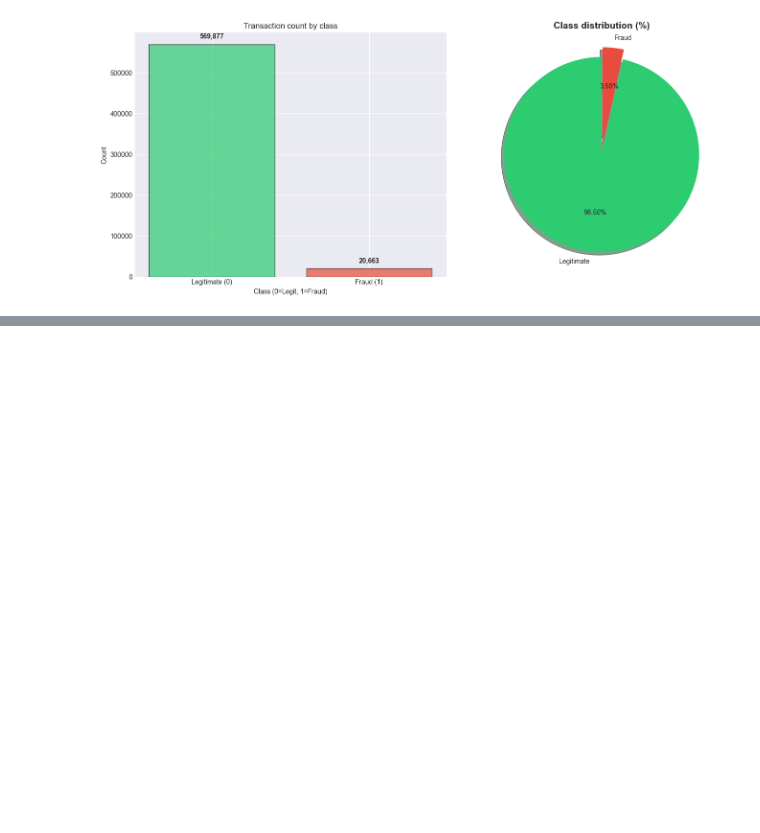
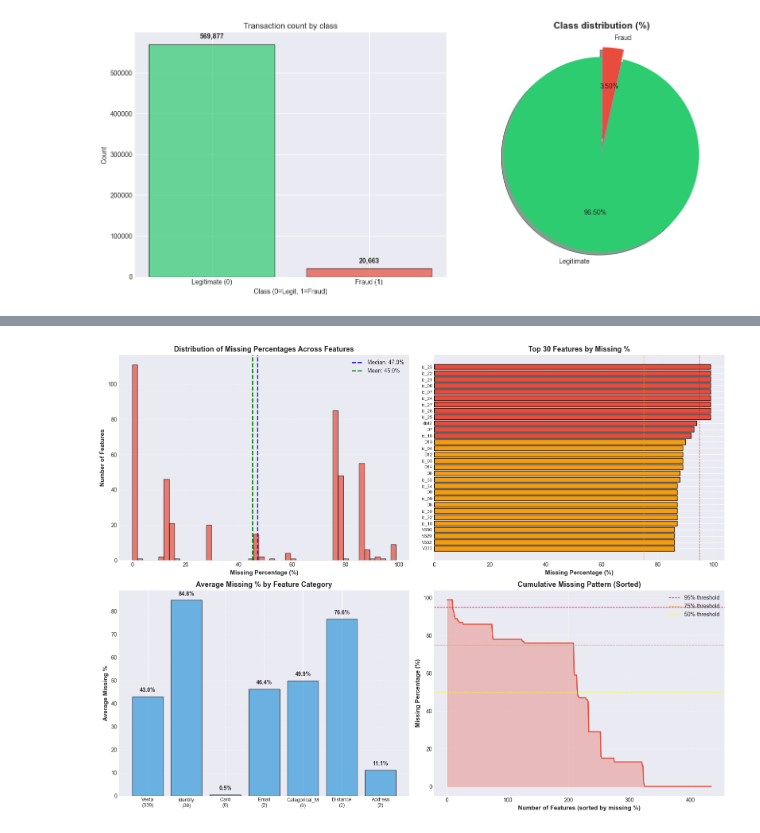
Before and after one commit to Don-Alvin/fraud-detection-system, a Jupyter notebook: research/notebooks/01_data_exploration.ipynb, the cells around one changed output, grey strips where cells are left out. Saved outputs shown, nothing was run; the diff lists cells and outputs as text; code cells hidden in the pictures; blank space fills up the shorter version.

Commit message:
missing values and transaction features analysis

```diff
--- a/research/notebooks/01_data_exploration.ipynb
+++ b/research/notebooks/01_data_exploration.ipynb
@@ -188,0 +289,70 @@ plt.show()
+# %%
+# Visualize missing patterns
+fig, axes = plt.subplots(2, 2, figsize=(16, 12))
+
+# Plot 1: Distribution of missing percentages
+axes[0, 0].hist(missing_pct, bins=50, color='#e74c3c', alpha=0.7, edgecolor='black')
+axes[0, 0].axvline(missing_pct.median(), color='blue', linestyle='--', linewidth=2, label=f'Median: {missing_pct.median():.1f}%')
+axes[0, 0].axvline(missing_pct.mean(), color='green', linestyle='--', linewidth=2, label=f'Mean: {missing_pct.mean():.1f}%')
+axes[0, 0].set_xlabel('Missing Percentage (%)', fontweight='bold', fontsize=11)
+axes[0, 0].set_ylabel('Number of Features', fontweight='bold', fontsize=11)
+axes[0, 0].set_title('Distribution of Missing Percentages Across Features', fontweight='bold', fontsize=13)
+axes[0, 0].legend()
+axes[0, 0].grid(True, alpha=0.3)
+
+# Plot 2: Top 30 most missing features (horizontal bar)
+top_30 = missing_df.head(30)
+colors = ['#e74c3c' if x > 90 else '#f39c12' if x > 75 else '#f1c40f' for x in top_30['missing_pct']]
+axes[0, 1].barh(range(len(top_30)), top_30['missing_pct'], color=colors, edgecolor='black')
+axes[0, 1].set_yticks(range(len(top_30)))
+axes[0, 1].set_yticklabels(top_30['feature'], fontsize=8)
+axes[0, 1].set_xlabel('Missing Percentage (%)', fontweight='bold', fontsize=11)
+axes[0, 1].set_title('Top 30 Features by Missing %', fontweight='bold', fontsize=13)
+axes[0, 1].invert_yaxis()
+axes[0, 1].grid(True, alpha=0.3, axis='x')
+
+# Add vertical lines for thresholds
+axes[0, 1].axvline(95, color='red', linestyle='--', linewidth=1, alpha=0.7)
+axes[0, 1].axvline(75, color='orange', linestyle='--', linewidth=1, alpha=0.7)
+
+# Plot 3: Missing by category
+category_missing = []
+category_names = []
+
+for category in ['Vesta', 'Identity', 'Card', 'Email', 'Categorical_M', 'Distance', 'Address']:
+    cols = [col for col in train.columns if categorize_feature(col) == category]
+    if cols:
+        avg_missing = train[cols].isnull().sum().sum() / (len(train) * len(cols)) * 100
+        category_missing.append(avg_missing)
+        category_names.append(f"{category}\n({len(cols)})")
+
+axes[1, 0].bar(range(len(category_missing)), category_missing, color='#3498db', alpha=0.7, edgecolor='black')
+axes[1, 0].set_xticks(range(len(category_names)))
+axes[1, 0].set_xticklabels(category_names, fontsize=9)
+axes[1, 0].set_ylabel('Average Missing %', fontweight='bold', fontsize=11)
+axes[1, 0].set_title('Average Missing % by Feature Category', fontweight='bold', fontsize=13)
+axes[1, 0].grid(True, alpha=0.3, axis='y')
+
+# Add value labels on bars
+for i, v in enumerate(category_missing):
+    axes[1, 0].text(i, v + 2, f'{v:.1f}%', ha='center', fontweight='bold')
+
+# Plot 4: Cumulative missing features
+missing_sorted = missing_df.sort_values('missing_pct', ascending=False)
+cumulative_features = range(1, len(missing_sorted) + 1)
+axes[1, 1].plot(cumulative_features, missing_sorted['missing_pct'].values, color='#e74c3c', linewidth=2)
+axes[1, 1].fill_between(cumulative_features, missing_sorted['missing_pct'].values, alpha=0.3, color='#e74c3c')
+axes[1, 1].axhline(95, color='red', linestyle='--', linewidth=1, label='95% threshold')
+axes[1, 1].axhline(75, color='orange', linestyle='--', linewidth=1, label='75% threshold')
+axes[1, 1].axhline(50, color='yellow', linestyle='--', linewidth=1, label='50% threshold')
+axes[1, 1].set_xlabel('Number of Features (sorted by missing %)', fontweight='bold', fontsize=11)
+axes[1, 1].set_ylabel('Missing Percentage (%)', fontweight='bold', fontsize=11)
+axes[1, 1].set_title('Cumulative Missing Pattern (Sorted)', fontweight='bold', fontsize=13)
+axes[1, 1].legend(loc='upper right')
+axes[1, 1].grid(True, alpha=0.3)
+
+plt.tight_layout()
+plt.savefig('../images/missing_distribution.png')
+plt.show()
+# %% [output]
+[figure, added]
```
Also changed, not shown: parts of 13 cells of this notebook, 2 other files.
